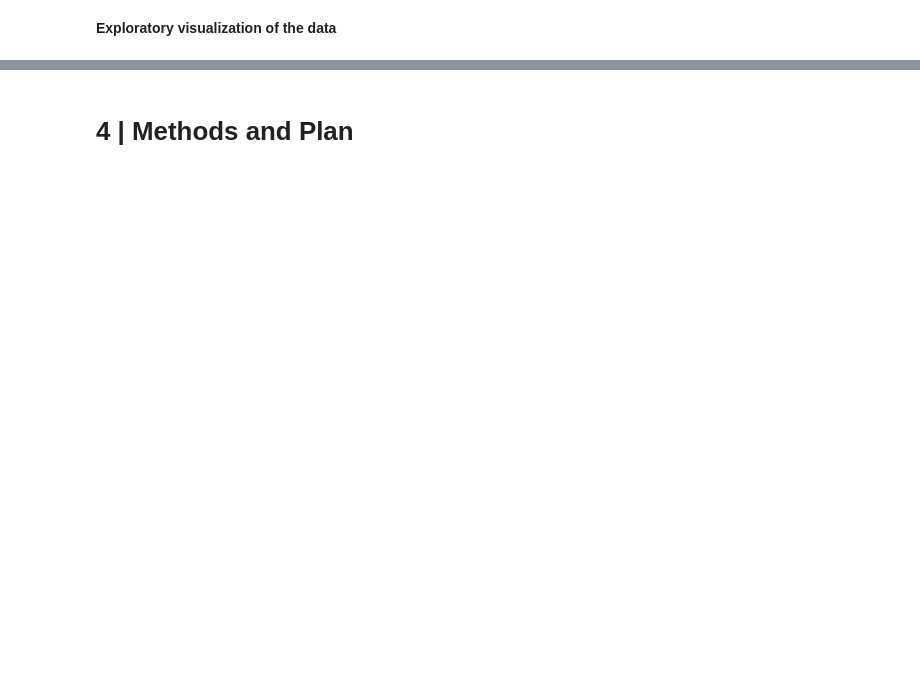
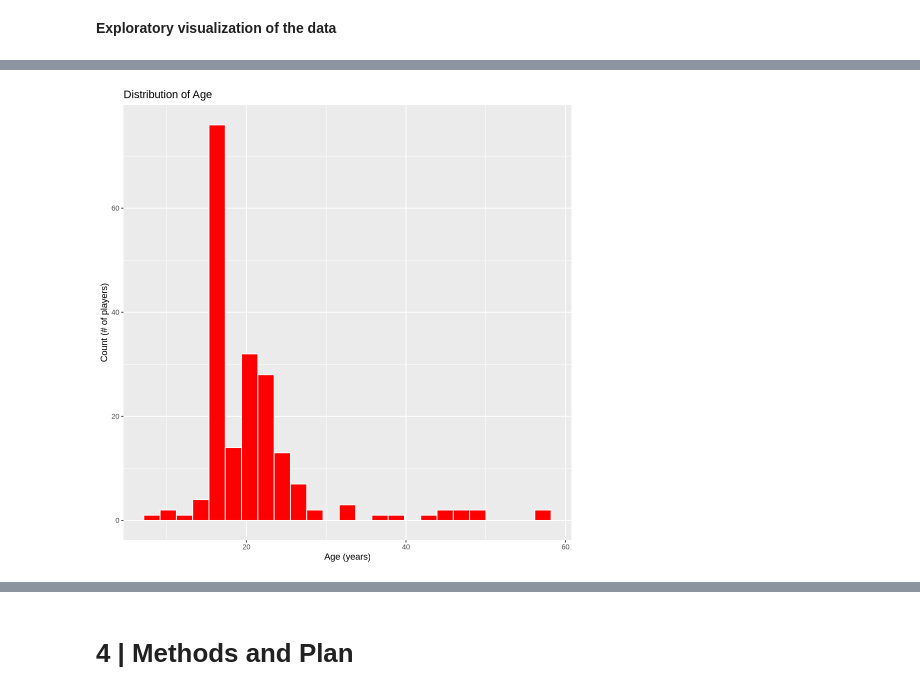
Before and after one commit to nhuang07/dsci_project_8, a Jupyter notebook: dsci_project_8.ipynb, the cells around one changed output, grey strips where cells are left out. Drawn from its saved outputs; the diff is of its cells as text; code cells hidden in the pictures; blank space fills up the shorter version.

```diff
--- a/dsci_project_8.ipynb
+++ b/dsci_project_8.ipynb
@@ -186,0 +203,12 @@ The mean of the original start time and end time in its current format is not of
+# %%
+# distribution of age plot
+
+options(repr.plot.width = 8, repr.plot.height = 8)
+
+age_plot <- ggplot(players, aes(x = Age)) +
+                      geom_histogram(bins = 25, fill = "red", color = "white") +
+                      labs(title = "Distribution of Age",
+                           x = "Age (years)",
+                           y = "Count (# of players)")
+age_plot
+# %% [output]
@@ -186,0 +217 @@ The mean of the original start time and end time in its current format is not of
+[figure, added]
```
Also changed, not shown: parts of 10 cells of this notebook.
